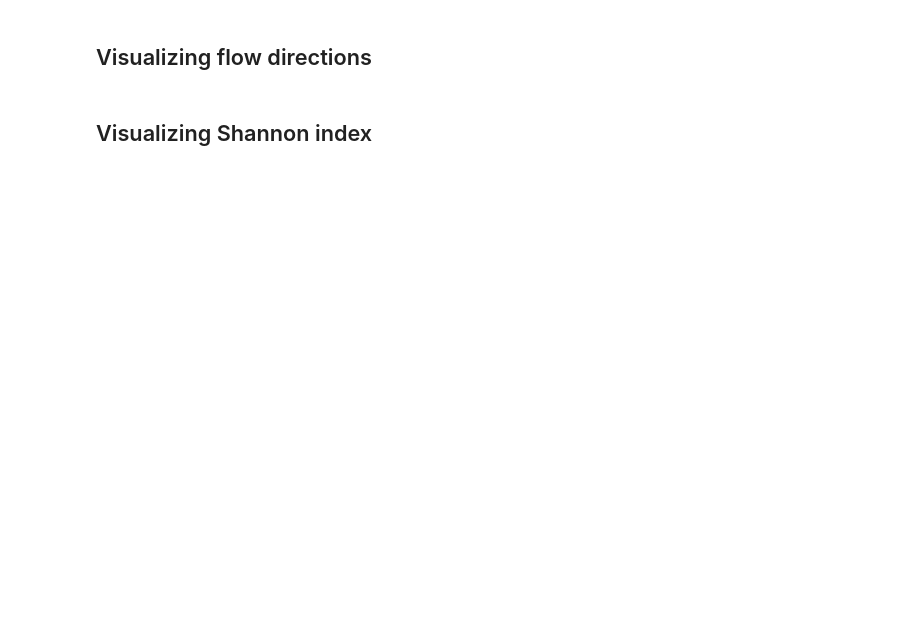
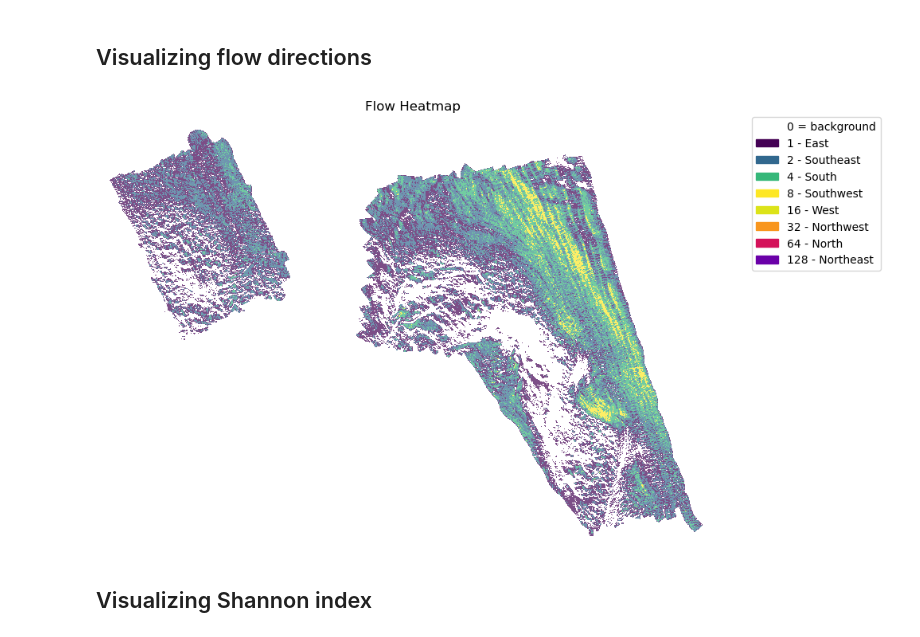
Before and after one commit to ajgeglio/arcpy-dem-processing, a Jupyter notebook: notebooks/visualizing_products.ipynb, the cells around one changed output. Drawn from its saved outputs; the diff is of its cells as text; code cells hidden in the pictures; blank space fills up the shorter version.

```diff
--- a/notebooks/visualizing_products.ipynb
+++ b/notebooks/visualizing_products.ipynb
@@ -33,7 +34,9 @@ plotter.generate_lbp_heatmap(dem_data, radius, n_points, method)
 ## Visualizing flow directions
 # %%
 # Example usage
-plotter.generate_flow_heatmap(dem_data)
+plotter.generate_flow_heatmap()
+# %% [output]
+[figure, added]
 # %% [markdown]
 ## Visualizing Shannon index
 # %%
```
Also changed, not shown: parts of 8 cells of this notebook, 1 other file.
